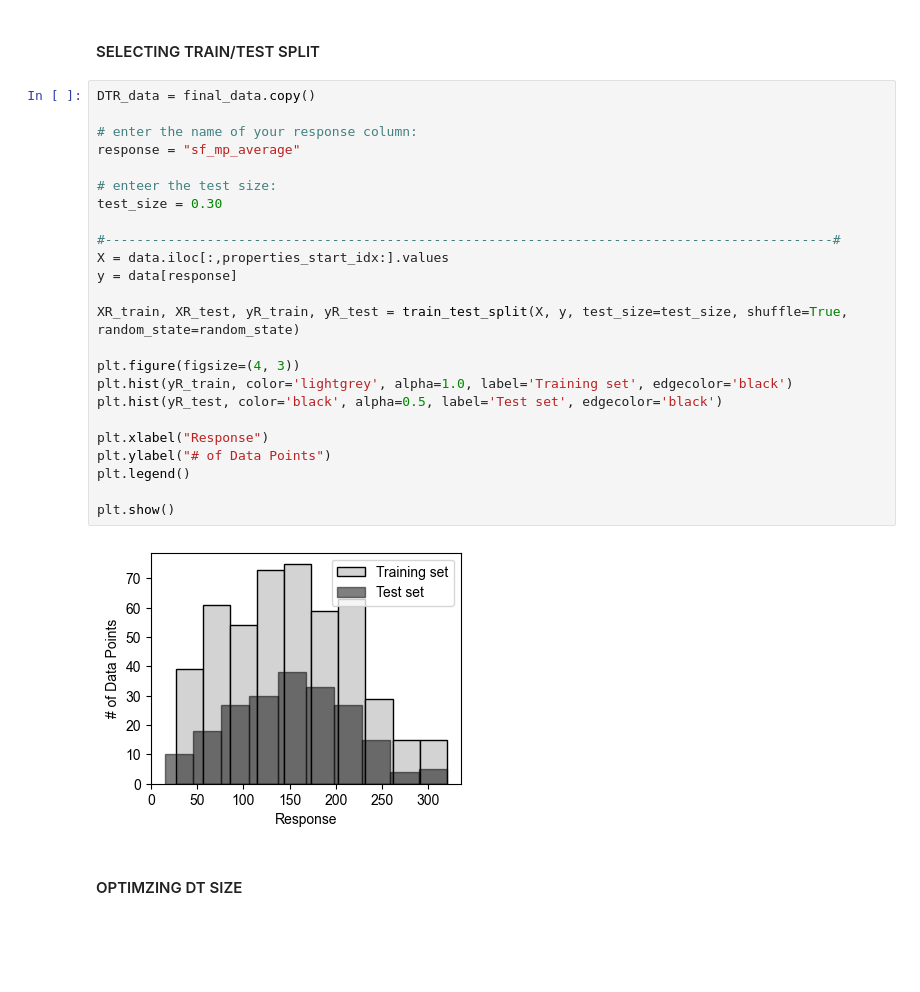
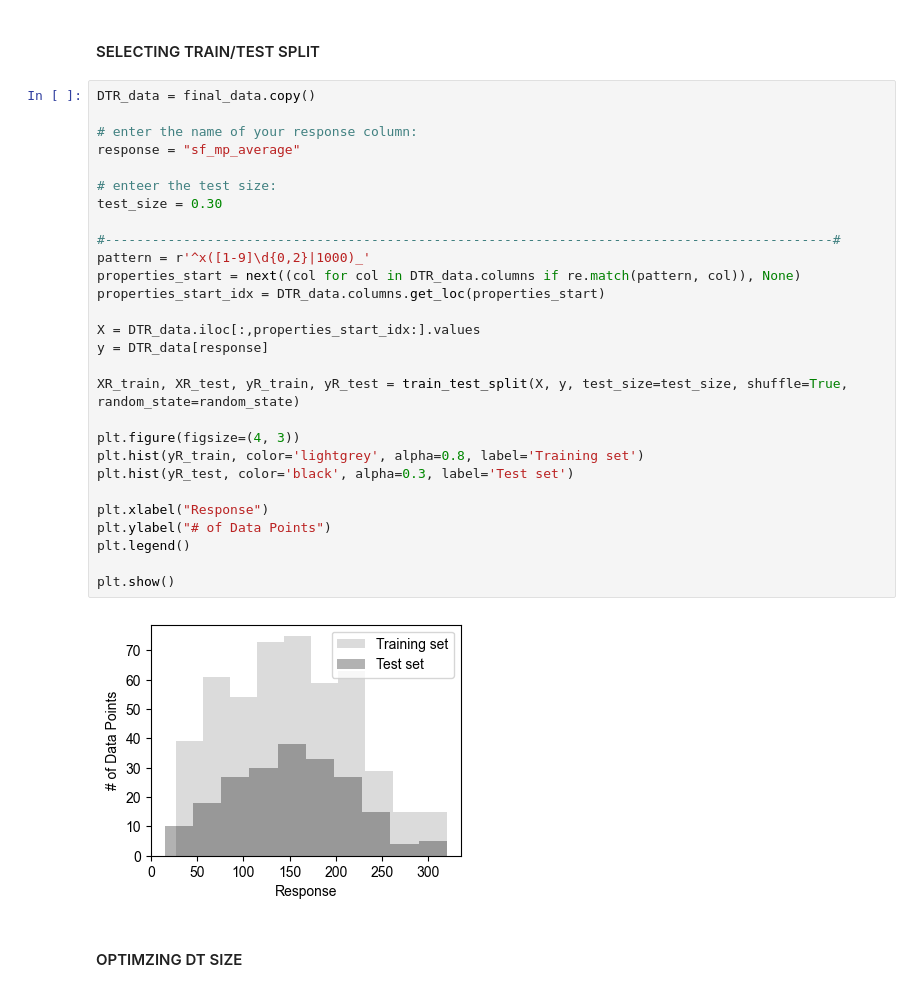
Before and after one commit to ljkaras/tree-based-methods, a Jupyter notebook: tree_based_methods.ipynb, the cells around one changed output. Cells and saved outputs as stored; diff of their text form; blank space fills up the shorter version.

```diff
--- a/tree_based_methods.ipynb
+++ b/tree_based_methods.ipynb
@@ -307,29 +307,33 @@ display(final_data)
 # %%
 DTR_data = final_data.copy()
 
 # enter the name of your response column:
 response = "sf_mp_average"
 
 # enteer the test size:
 test_size = 0.30
 
 #---------------------------------------------------------------------------------------------#
-X = data.iloc[:,properties_start_idx:].values
-y = data[response]
+pattern = r'^x([1-9]\d{0,2}|1000)_'
+properties_start = next((col for col in DTR_data.columns if re.match(pattern, col)), None)
+properties_start_idx = DTR_data.columns.get_loc(properties_start)
+
+X = DTR_data.iloc[:,properties_start_idx:].values
+y = DTR_data[response]
 
 XR_train, XR_test, yR_train, yR_test = train_test_split(X, y, test_size=test_size, shuffle=True, random_state=random_state)
 
 plt.figure(figsize=(4, 3))
-plt.hist(yR_train, color='lightgrey', alpha=1.0, label='Training set', edgecolor='black')
-plt.hist(yR_test, color='black', alpha=0.5, label='Test set', edgecolor='black')
+plt.hist(yR_train, color='lightgrey', alpha=0.8, label='Training set')
+plt.hist(yR_test, color='black', alpha=0.3, label='Test set')
 
 plt.xlabel("Response")
 plt.ylabel("# of Data Points")
 plt.legend()
 
 plt.show()
 # %% [output]
-[figure, old version]
+[figure, new version]
 # %% [markdown]
 #### OPTIMZING DT SIZE
 # %% [markdown]
```
Also changed, not shown: parts of 9 cells of this notebook.
